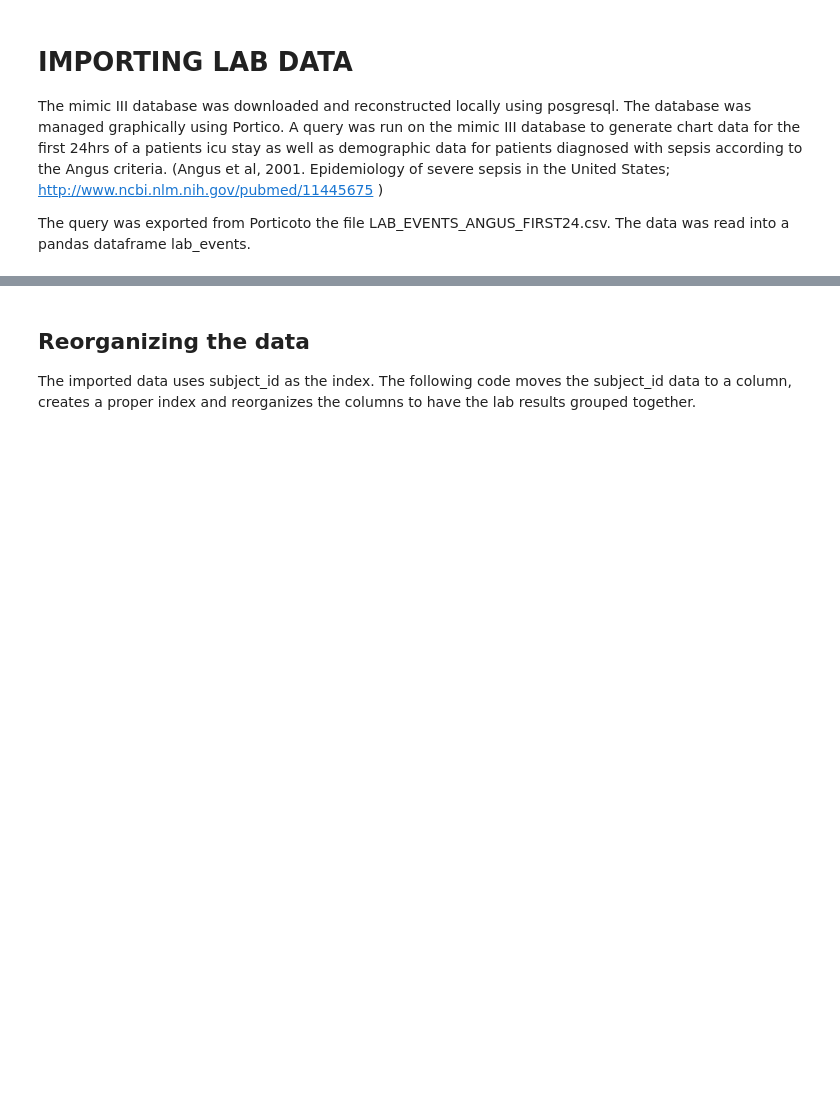
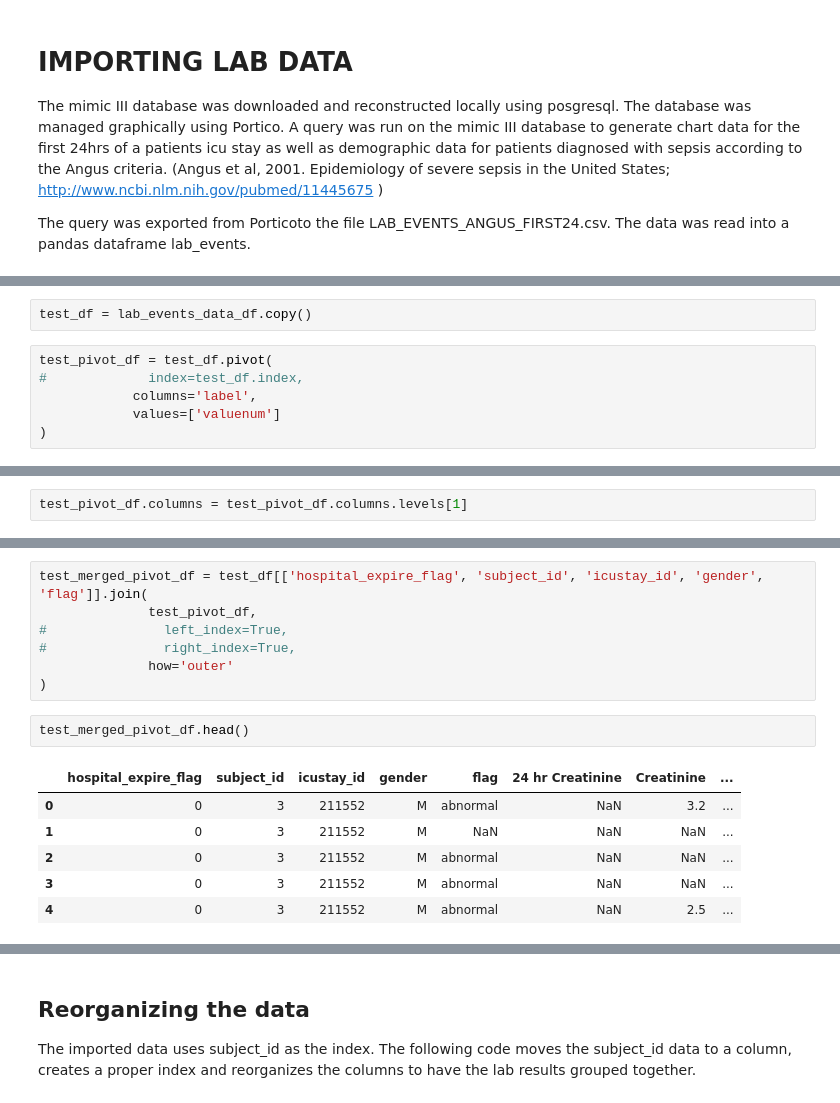
Before and after one commit to RJBeetel3/icu-data-exploration, a Jupyter notebook: icu_mortality_prediction/icu_mortality_prediction/notebooks/LABEVENTS_FIRST24.ipynb, the cells around one changed output, grey strips where cells are left out. Cells and saved outputs as stored; diff of their text form; blank space fills up the shorter version.

```diff
--- a/icu_mortality_prediction/icu_mortality_prediction/notebooks/LABEVENTS_FIRST24.ipynb
+++ b/icu_mortality_prediction/icu_mortality_prediction/notebooks/LABEVENTS_FIRST24.ipynb
@@ -74,0 +78,8 @@ lab_events_data_df.head()
+# %%
+test_df = lab_events_data_df.copy()
+# %%
+test_pivot_df = test_df.pivot(
+#             index=test_df.index,
+            columns='label',
+            values=['valuenum']
+)
@@ -74,0 +94,2 @@ lab_events_data_df.head()
+# %%
+test_pivot_df.columns = test_pivot_df.columns.levels[1]
@@ -74,0 +107,16 @@ lab_events_data_df.head()
+# %%
+test_merged_pivot_df = test_df[['hospital_expire_flag', 'subject_id', 'icustay_id', 'gender', 'flag']].join(
+              test_pivot_df,
+#               left_index=True,
+#               right_index=True,
+              how='outer'
+)
+# %%
+test_merged_pivot_df.head()
+# %% [output]
+|  | hospital_expire_flag | subject_id | icustay_id | gender | flag | 24 hr Creatinine | Creatinine | ... |
+| 0 | 0 | 3 | 211552 | M | abnormal | NaN | 3.2 | ... |
+| 1 | 0 | 3 | 211552 | M | NaN | NaN | NaN | ... |
+| 2 | 0 | 3 | 211552 | M | abnormal | NaN | NaN | ... |
+| 3 | 0 | 3 | 211552 | M | abnormal | NaN | NaN | ... |
+| 4 | 0 | 3 | 211552 | M | abnormal | NaN | 2.5 | ... |
```
Also changed, not shown: parts of 49 cells of this notebook.
